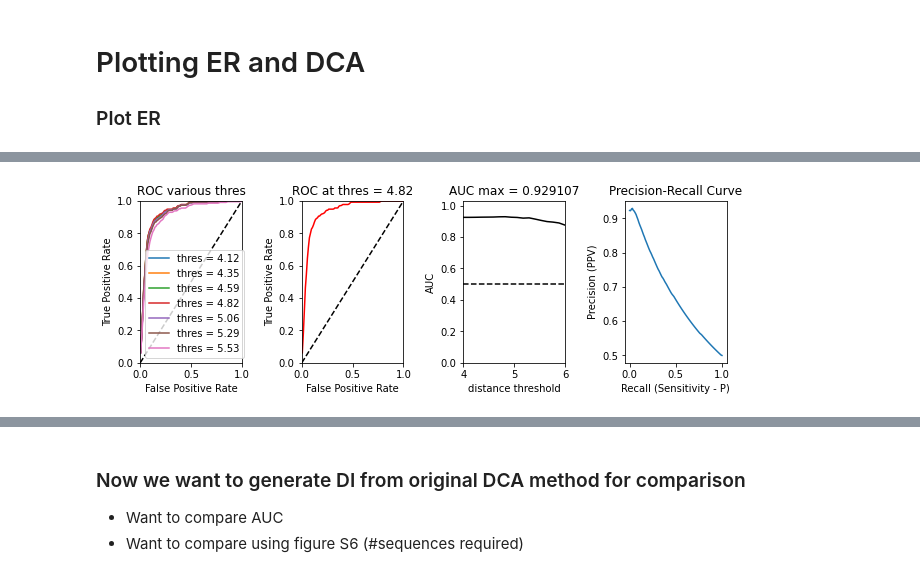
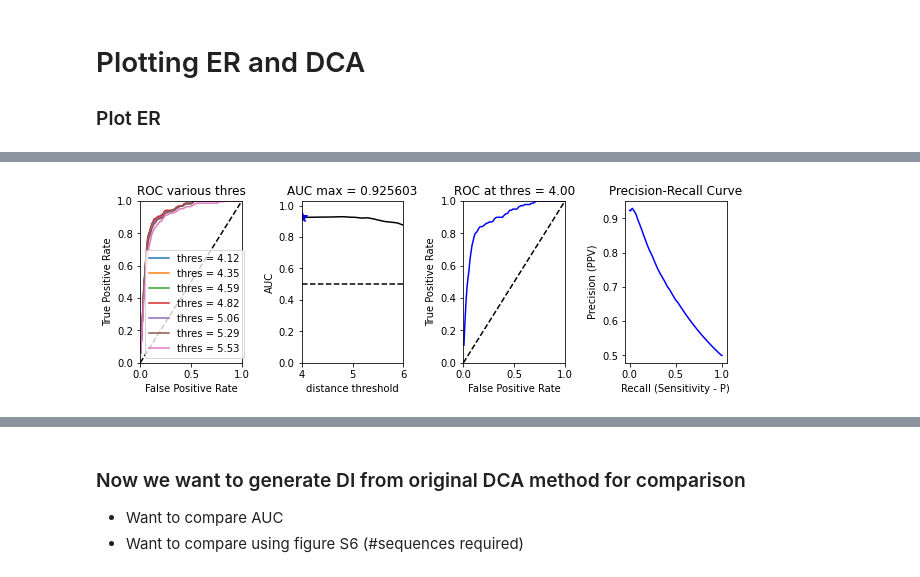
Before and after one commit to evancresswell/DCA_ER, a Jupyter notebook: ecc_DCA_ER.ipynb, the cells around one changed output, grey strips where cells are left out. Drawn from its saved outputs; the diff is of its cells as text; code cells hidden in the pictures.

```diff
--- a/ecc_DCA_ER.ipynb
+++ b/ecc_DCA_ER.ipynb
@@ -303,18 +304,3 @@ plt.colorbar(fraction=0.045, pad=0.05)
 # %% [markdown]
 # Plotting ER and DCA
 ### Plot ER
-# %%
-from ecc_tools import roc_curve
-# find optimal threshold of distance
-ct_thres = np.linspace(4.,6.,18,endpoint=True)
-n = ct_thres.shape[0]
-ct_mat = ct
-print(ct_mat)
-
-auc = np.zeros(n)
-for i in range(n):
-    try:
-        p,tp,fp = roc_curve(ct_mat, di, ct_thres[i])
-        auc[i] = tp.sum()/tp.shape[0]
-    except(RuntimeWarning):
-        auc[i] = 0
@@ -335,57 +322,77 @@ for i in range(n):
 # %%
-#np.savetxt('auc.dat',(ct_thres,auc),fmt='%f')
+#print("Direct Information from Expectation reflection:\n",di)
+ER_di = di
+print(ER_di.shape)
+print("Direct Information from Expectation reflection:\n",di)
 
-#>
-# plot at optimal threshold:
-i0 = np.argmax(auc)
-print('auc max:',ct_thres[i0],auc[i0])
-p0,tp0,fp0 = tools.roc_curve(ct_mat,di,ct_thres[i0])
+from ecc_tools import roc_curve
+# find optimal threshold of distance
+ct_thres = np.linspace(4.,6.,18,endpoint=True)
+n = ct_thres.shape[0]
+ct_mat = ct
 
+# Initialize plotting
 iplot = [1,3,5,7,9,11,13]
 plt.figure(figsize=(9.0,3.2))
 
+# Initalize ROC-curve tile
 plt.subplot2grid((1,4),(0,0))
 plt.title('ROC various thres')
 plt.plot([0,1],[0,1],'k--')
-for i in iplot:
-    p,tp,fp = tools.roc_curve(ct_mat,di,ct_thres[i])
-    plt.plot(fp,tp,label='thres = %3.2f'%ct_thres[i])
 
+# Find ct_threshold (2-6 Angstrom) which gives best contact prediction for ER
+auc_ER = np.zeros(n)
+for i in range(n):
+    try:
+        p,tp,fp = roc_curve(ct_mat, ER_di, ct_thres[i])
+        if i in iplot:
+            plt.plot(fp,tp,label='thres = %3.2f'%ct_thres[i])
+        auc[i] = tp.sum()/tp.shape[0]
+    except(RuntimeWarning):
+        auc_ER[i] = 0
+
+# Get ER method's best contact prediction
+i0_ER = np.argmax(auc_ER)
+print('ER auc max:',ct_thres[i0_ER],auc[i0_ER])
+p0_ER,tp0_ER,fp0_ER = tools.roc_curve(ct_mat,ER_di,ct_thres[i0_ER])
+
+# ROC-curve tile settings
 plt.xlim([0,1])
 plt.ylim([0,1])
 plt.xlabel('False Positive Rate')
 plt.ylabel('True Positive Rate')
 plt.legend()
 
+
+# Plot ROC, AUC and Precision for best ER contact prediction
+# AUC
 plt.subplot2grid((1,4),(0,1))
-plt.title('ROC at thres = %3.2f'%(ct_thres[i0]))
-plt.plot(fp0,tp0,'r-')
+plt.title('AUC max = %f' %(auc[i0_ER]))
+plt.plot([ct_thres.min(),ct_thres.max()],[0.5,0.5],'k--')
+plt.plot(ct_thres,auc,'k-')
+plt.plot(ct_thres[i0_ER],auc[i0_ER], 'b*', markersize=10.)
+plt.xlim([ct_thres.min(),ct_thres.max()])
+plt.ylim([0,auc.max()+0.1])
+plt.xlabel('distance threshold')
+plt.ylabel('AUC')
+# ROC
+plt.subplot2grid((1,4),(0,2))
+plt.title('ROC at thres = %3.2f'%(ct_thres[i0_ER]))
+plt.plot(fp0,tp0,'b-')
 plt.plot([0,1],[0,1],'k--')
 plt.xlim([0,1])
 plt.ylim([0,1])
 plt.xlabel('False Positive Rate')
 plt.ylabel('True Positive Rate')
-
-plt.subplot2grid((1,4),(0,2))
-plt.title('AUC max = %f' %(auc[i0]))
-plt.plot([ct_thres.min(),ct_thres.max()],[0.5,0.5],'k--')
-plt.plot(ct_thres,auc,'k-')
-plt.xlim([ct_thres.min(),ct_thres.max()])
-plt.ylim([0,auc.max()+0.1])
-plt.xlabel('distance threshold')
-plt.ylabel('AUC')
-
+# Precision-Recall
 plt.subplot2grid((1,4),(0,3))
 plt.title('Precision-Recall Curve')
-
 print('\nContact threshold: ', ct_thres[i0])
-p,tp,fp = tools.roc_curve(ct_mat,di,ct_thres[i0])
-plt.plot( p,tp / (tp + fp),label='thres = %s'%ct_thres[i0])
+p,tp,fp = tools.roc_curve(ct_mat, ER_di, ct_thres[i0])
+plt.plot( p,tp / (tp + fp), 'b-', label='thres = %s'%ct_thres[i0])
 plt.xlabel('Recall (Sensitivity - P)')
 plt.ylabel('Precision (PPV)')
 
 plt.tight_layout(h_pad=1, w_pad=1.5)
-
-
 # tools.hide_toggle()
 # %% [output]
@@ -395 +411 @@ Contact threshold:  4.823529411764706
-[figure, old version]
+[figure, new version]
```
Also changed, not shown: parts of 13 cells of this notebook, 2 other files.
